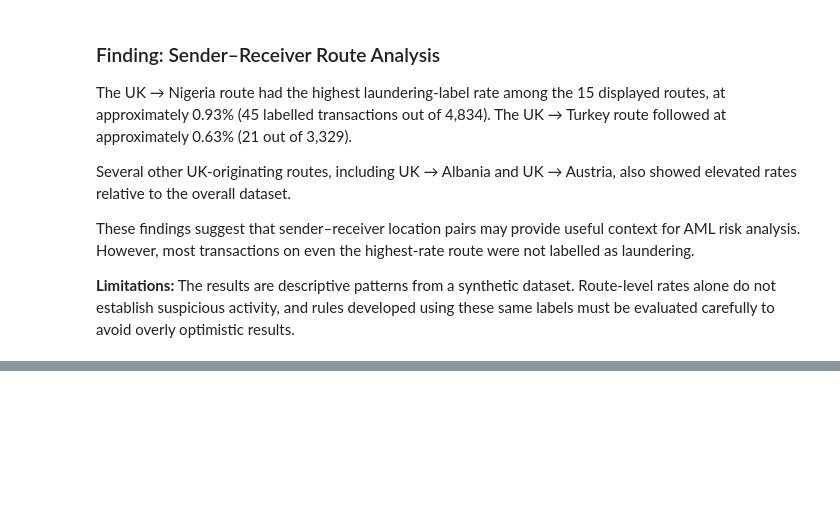
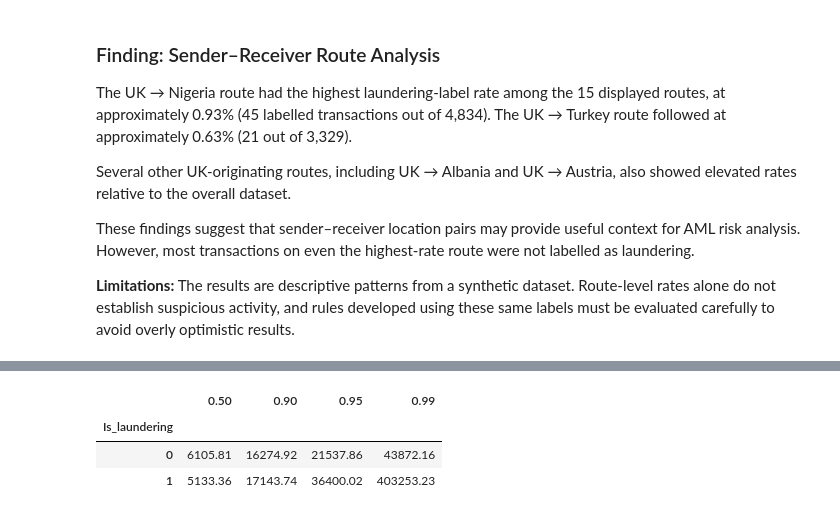
Before and after one commit to Ashutoshp-19/aml-transaction-monitering, a Jupyter notebook: 01_data-exploration.ipynb, the cells around one changed output, grey strips where cells are left out. Cells and saved outputs as stored; diff of their text form; code cells hidden in the pictures; blank space fills up the shorter version.

```diff
--- a/01_data-exploration.ipynb
+++ b/01_data-exploration.ipynb
@@ -315,0 +333,9 @@ These findings suggest that sender–receiver location pairs may provide useful
+# %%
+df.groupby("Is_laundering")["Amount"].quantile(
+    [0.50, 0.90, 0.95, 0.99]
+).unstack().round(2)
+# %% [output]
+|  | 0.50 | 0.90 | 0.95 | 0.99 |
+| Is_laundering |  |  |  |  |
+| 0 | 6105.81 | 16274.92 | 21537.86 | 43872.16 |
+| 1 | 5133.36 | 17143.74 | 36400.02 | 403253.23 |
```
Also changed, not shown: parts of 15 cells of this notebook.
